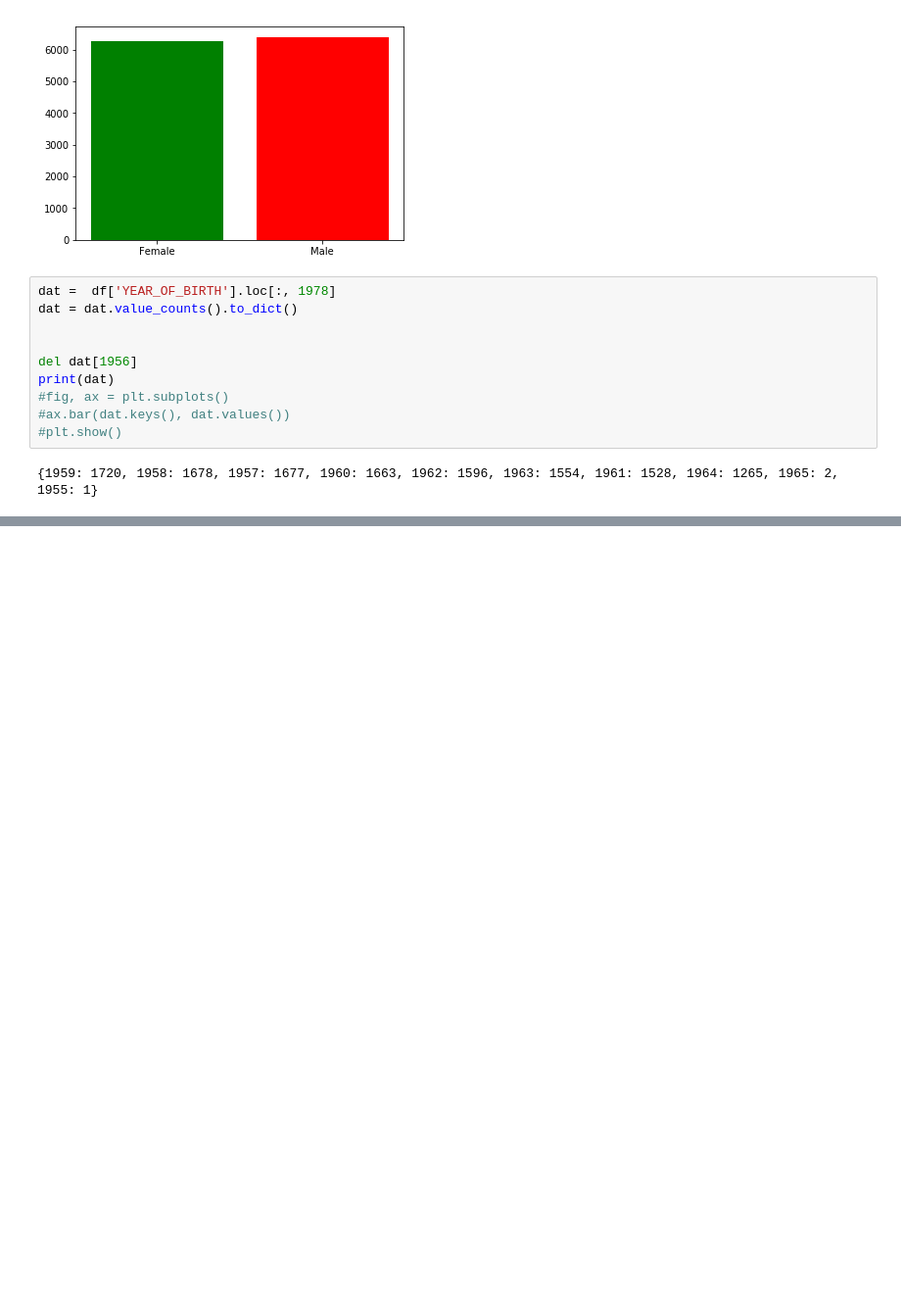
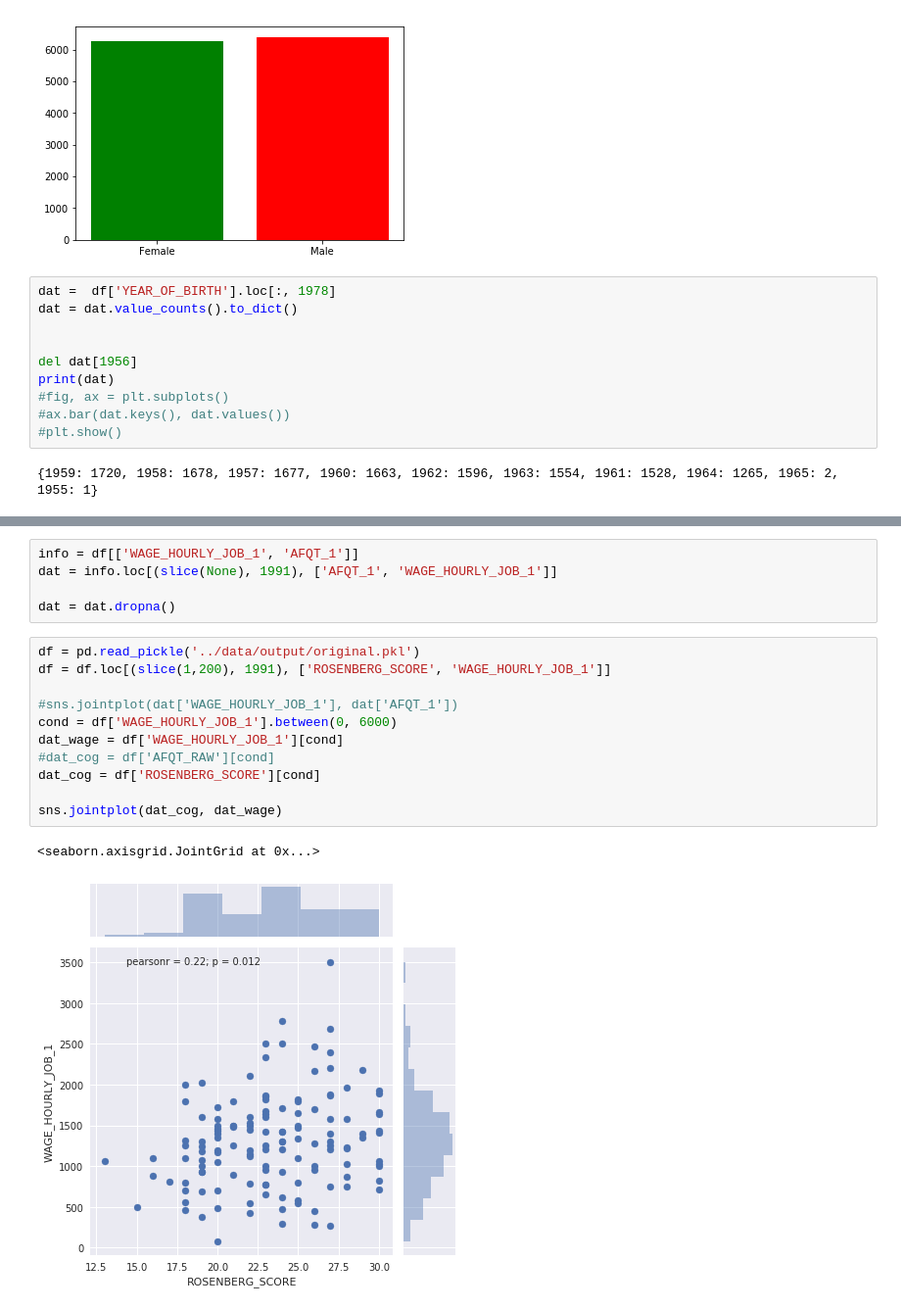
Before and after one commit to OpenSourceEconomics/nlsy-data, a Jupyter notebook: explorations/exploration.ipynb, the cells around one changed output, grey strips where cells are left out. Shown at 98% size. Cells and saved outputs as stored; diff of their text form; blank space fills up the shorter version.

```diff
--- a/explorations/exploration.ipynb
+++ b/explorations/exploration.ipynb
@@ -79,0 +86,19 @@ sns.distplot(dat, axlabel='ASVAB Arithmetic Reasoning')
+# %%
+info = df[['WAGE_HOURLY_JOB_1', 'AFQT_1']]
+dat = info.loc[(slice(None), 1991), ['AFQT_1', 'WAGE_HOURLY_JOB_1']]
+
+dat = dat.dropna()
+# %%
+df = pd.read_pickle('../data/output/original.pkl')
+df = df.loc[(slice(1,200), 1991), ['ROSENBERG_SCORE', 'WAGE_HOURLY_JOB_1']]
+
+#sns.jointplot(dat['WAGE_HOURLY_JOB_1'], dat['AFQT_1'])
+cond = df['WAGE_HOURLY_JOB_1'].between(0, 6000)
+dat_wage = df['WAGE_HOURLY_JOB_1'][cond]
+#dat_cog = df['AFQT_RAW'][cond]
+dat_cog = df['ROSENBERG_SCORE'][cond]
+
+sns.jointplot(dat_cog, dat_wage)
+# %% [output]
+<seaborn.axisgrid.JointGrid at 0x...>
+[figure, added]
```
Also changed, not shown: parts of 3 cells of this notebook, 30 other files.
